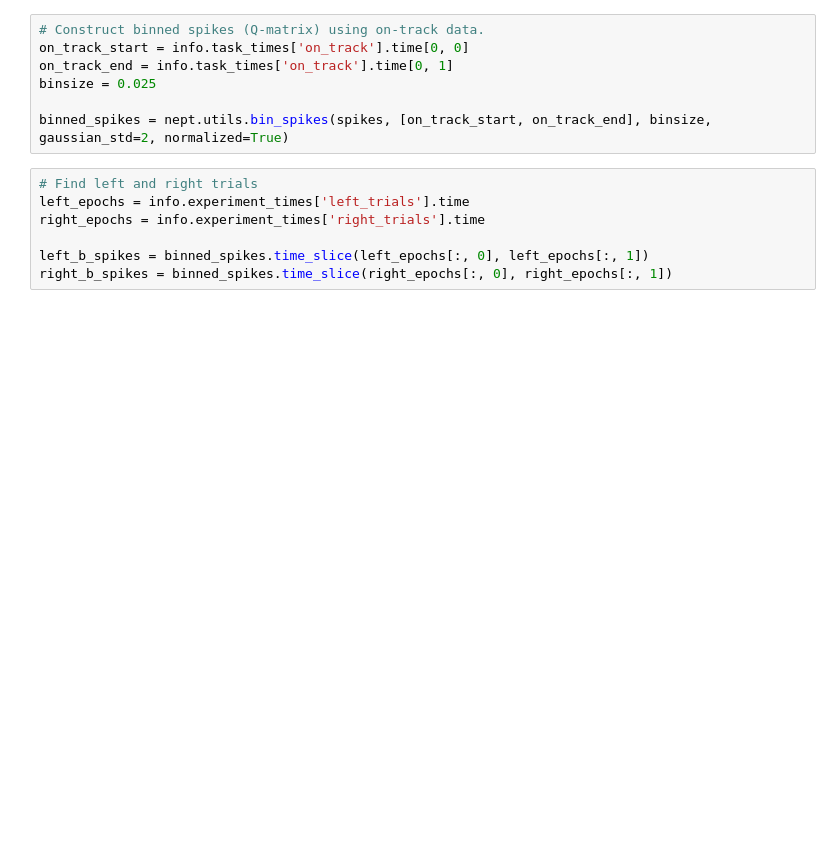
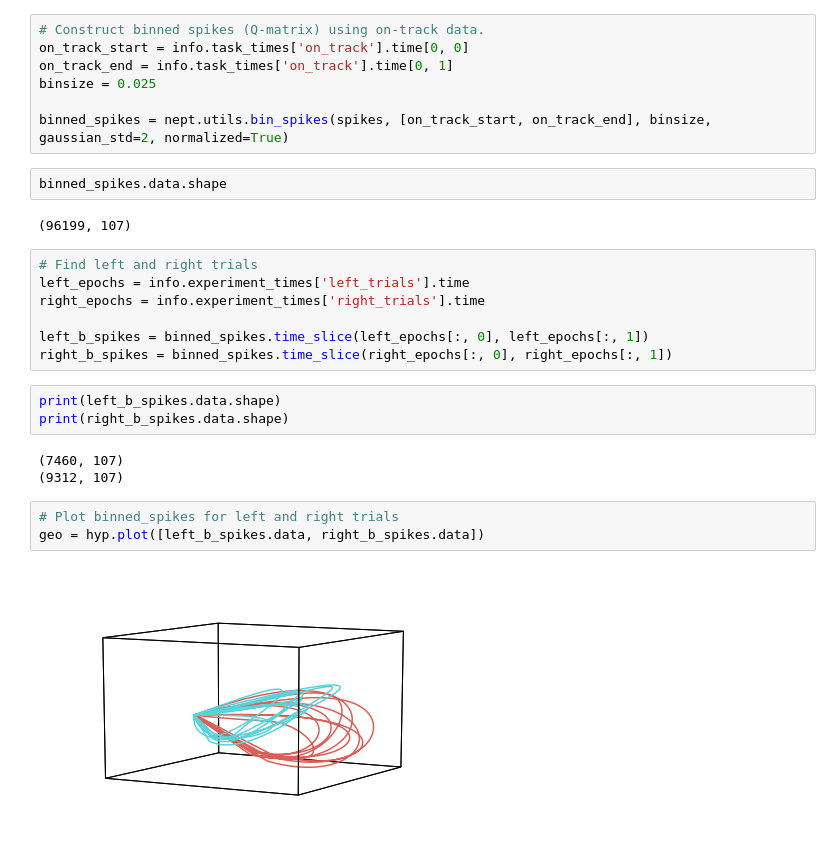
Before and after one commit to vandermeerlab/hc_hyperalign, a Jupyter notebook: sandbox.ipynb, the cells around one changed output. Saved outputs shown, nothing was run; the diff lists cells and outputs as text; blank space fills up the shorter version.

```diff
--- a/sandbox.ipynb
+++ b/sandbox.ipynb
@@ -24,6 +25,10 @@ on_track_end = info.task_times['on_track'].time[0, 1]
 binsize = 0.025
 
 binned_spikes = nept.utils.bin_spikes(spikes, [on_track_start, on_track_end], binsize, gaussian_std=2, normalized=True)
+# %%
+binned_spikes.data.shape
+# %% [output]
+(96199, 107)
 # %%
 # Find left and right trials
 left_epochs = info.experiment_times['left_trials'].time
@@ -31,3 +36,14 @@ right_epochs = info.experiment_times['right_trials'].time
 
 left_b_spikes = binned_spikes.time_slice(left_epochs[:, 0], left_epochs[:, 1])
 right_b_spikes = binned_spikes.time_slice(right_epochs[:, 0], right_epochs[:, 1])
+# %%
+print(left_b_spikes.data.shape)
+print(right_b_spikes.data.shape)
+# %% [output]
+(7460, 107)
+(9312, 107)
+# %%
+# Plot binned_spikes for left and right trials
+geo = hyp.plot([left_b_spikes.data, right_b_spikes.data])
+# %% [output]
+[figure, added]
```
Also changed, not shown: parts of 3 cells of this notebook.
